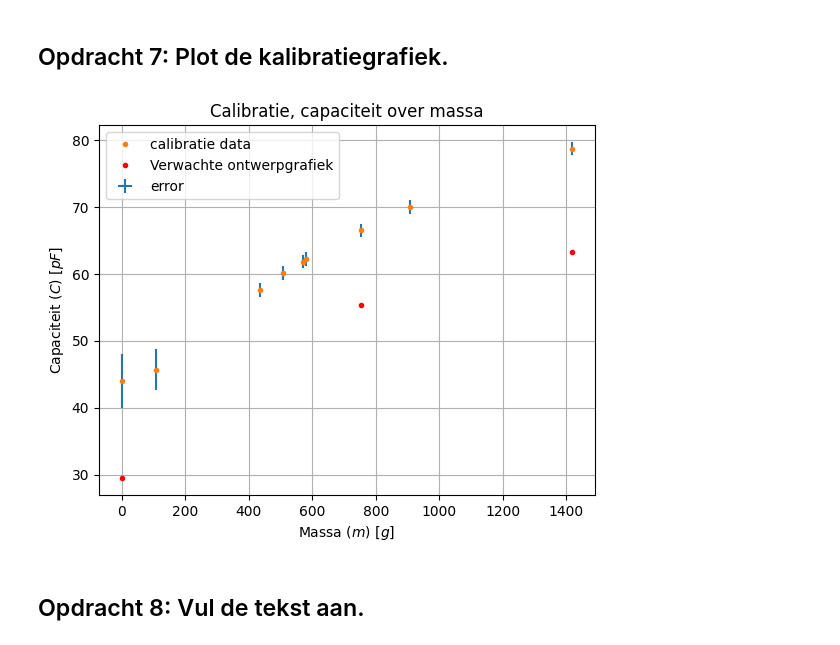
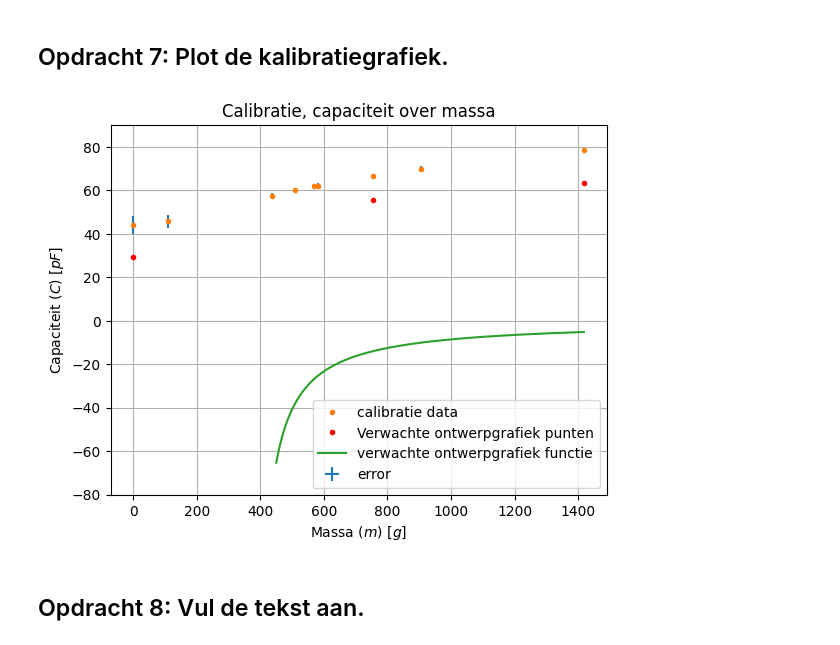
Before and after one commit to PimvanBeers/opdrachten-DEF-D, a Jupyter notebook: FysiekeOntwerpopdrachten/2OntwerpEenSensorCondensator/DEFOntwerpopdracht2OntwerpEenSensorInvulTemplate.ipynb, the cells around one changed output. Cells and saved outputs as stored; diff of their text form; code cells hidden in the pictures.

Commit message:
Aanpassingen aan ontwerpgrafiek en run all gedaan, klaar om opnieuw nagekeken te worden

```diff
--- a/FysiekeOntwerpopdrachten/2OntwerpEenSensorCondensator/DEFOntwerpopdracht2OntwerpEenSensorInvulTemplate.ipynb
+++ b/FysiekeOntwerpopdrachten/2OntwerpEenSensorCondensator/DEFOntwerpopdracht2OntwerpEenSensorInvulTemplate.ipynb
@@ -108,7 +108,7 @@ from scipy.optimize import curve_fit
 
 def ontwerpfunctie(m, k):
     C = A * epsilon0 * epsilon_r / (d_0 - g * m / k)
-    return C * 1e12 + 70
+    return C * 1e12
 
 m = np.array([0., 754., 1418.])
 
@@ -181,26 +181,28 @@ Deze curve fit is niet gelukt, hiervan weten we niet de reden waarom. We gaan ve
 # %%
 # Plot hier je gemeten kalibratiegrafiek en plot in dezelfde figuur ook je verwachte ontwerpgrafiek.
 
 massa_array = np.array([0,109,436,508,570,581,754,907,1418])
 capaciteit_array = np.array([44,45.7,57.6,60.1,61.8,62.2,66.5,70,78.7])
 u_massa = 0.5
 u_capaciteit = np.array([4,3,1,1,1,1,1,1,1])
 
 plt.figure()
 plt.errorbar(massa_array,capaciteit_array,xerr=u_massa,yerr=u_capaciteit, label="error", linestyle= "None")
 plt.plot(massa_array,capaciteit_array,".", label="calibratie data")
-plt.plot(m, C * 1e12, 'r.', label="Verwachte ontwerpgrafiek")
+plt.plot(m, C * 1e12, 'r.', label="Verwachte ontwerpgrafiek punten")
+plt.plot(m_test, ontwerpfunctie(m_test / 1000, k = 600), label="verwachte ontwerpgrafiek functie")
 plt.title("Calibratie, capaciteit over massa")
 plt.xlabel(r"Massa ($m$) [$g$]")
 plt.ylabel(r"Capaciteit ($C$) [$pF$]")
+plt.ylim(-80, 90)
 plt.legend()
 plt.grid()
 plt.show()
 
 
 # en zet ook de verwachte ontwerpgrafiek erbij
 # %% [output]
-[figure, old version]
+[figure, new version]
 # %% [markdown]
 ## Opdracht 8: Vul de tekst aan.
 # %% [markdown]
```
Also changed, not shown: parts of 9 cells of this notebook.
